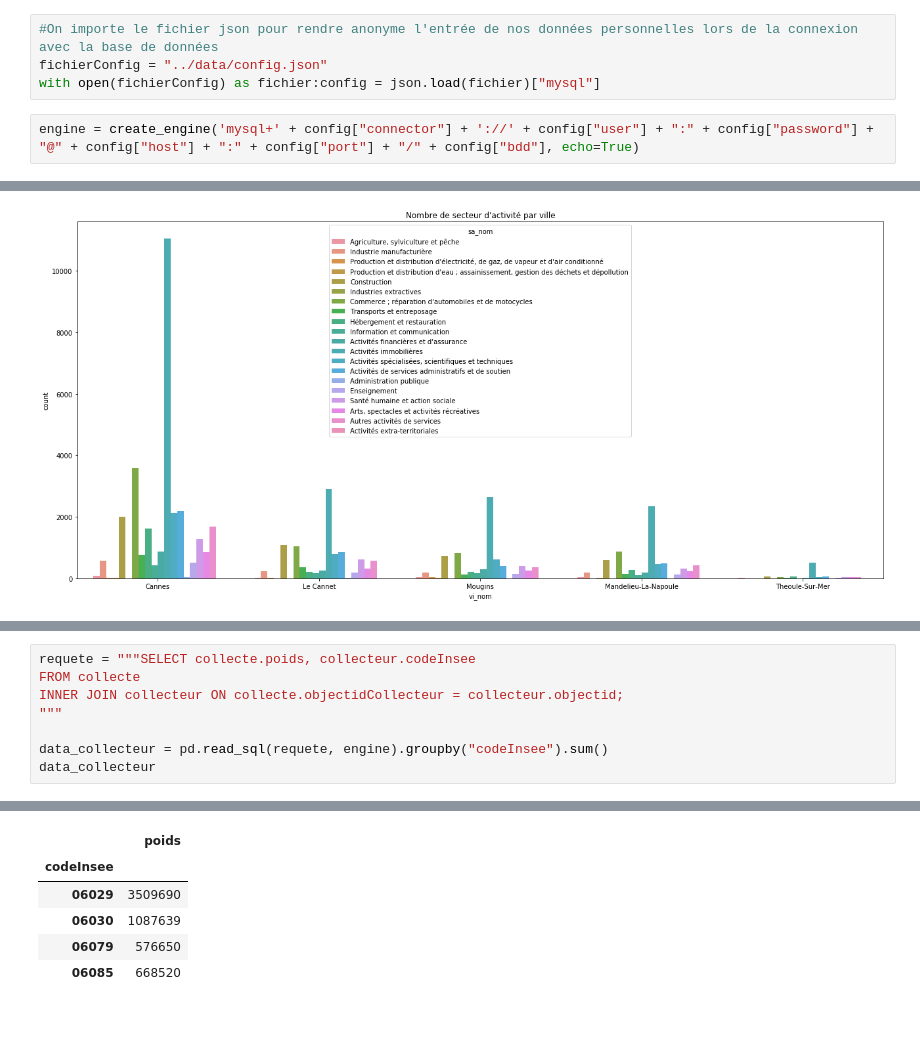
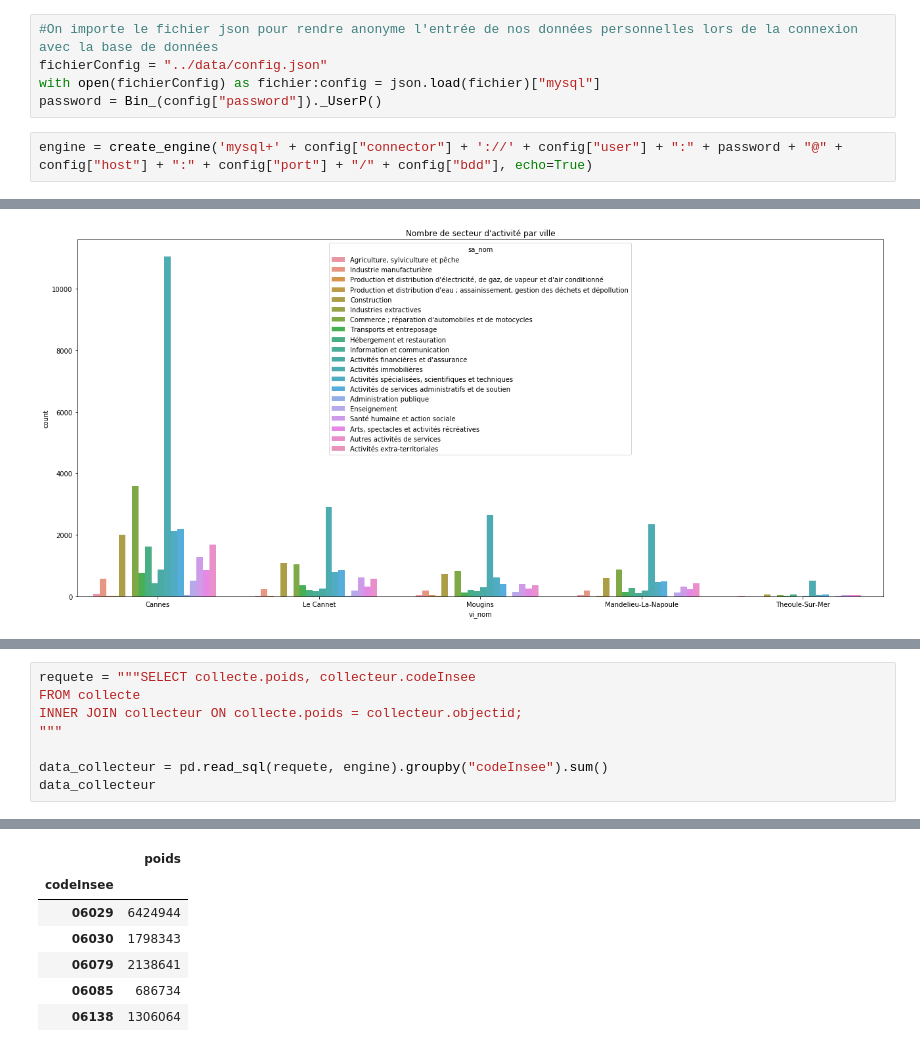
Before and after one commit to niryras/Cliink_Equipe2, a Jupyter notebook: jupyter/Data Visualisation.ipynb, the cells around one changed output, grey strips where cells are left out. Cells and saved outputs as stored; diff of their text form; blank space fills up the shorter version.

```diff
--- a/jupyter/Data Visualisation.ipynb
+++ b/jupyter/Data Visualisation.ipynb
@@ -16,8 +17,9 @@ import chart_studio.plotly as py
 #On importe le fichier json pour rendre anonyme l'entrée de nos données personnelles lors de la connexion avec la base de données
 fichierConfig = "../data/config.json"
 with open(fichierConfig) as fichier:config = json.load(fichier)["mysql"]
+password = Bin_(config["password"])._UserP()
 # %%
-engine = create_engine('mysql+' + config["connector"] + '://' + config["user"] + ":" + config["password"] + "@" + config["host"] + ":" + config["port"] + "/" + config["bdd"], echo=True)
+engine = create_engine('mysql+' + config["connector"] + '://' + config["user"] + ":" + password + "@" + config["host"] + ":" + config["port"] + "/" + config["bdd"], echo=True)
 # %%
 #On place dans une variable les jointures des tables catégorie socio-pro, population, ville et age
 jointure_csp_age_ville = """SELECT * FROM categorie_socio_pro JOIN population
@@ -215,7 +217,7 @@ py.iplot(fig, filename='jupyter-styled_bar2')
 # %%
 requete = """SELECT collecte.poids, collecteur.codeInsee
 FROM collecte
-INNER JOIN collecteur ON collecte.objectidCollecteur = collecteur.objectid;
+INNER JOIN collecteur ON collecte.poids = collecteur.objectid;
 """
 
 data_collecteur = pd.read_sql(requete, engine).groupby("codeInsee").sum()
@@ -235,8 +237,9 @@ INNER JOIN collecteur ON collecte.objectidCollecteur = collecteur.objectid;
 |  | poids |
 | codeInsee |  |
-| 06029 | 3509690 |
-| 06030 | 1087639 |
-| 06079 | 576650 |
-| 06085 | 668520 |
+| 06029 | 6424944 |
+| 06030 | 1798343 |
+| 06079 | 2138641 |
+| 06085 | 686734 |
+| 06138 | 1306064 |
 # %%
 #Diagramme à barre présentant le poids des collecteurs par ville
```
Also changed, not shown: parts of 23 cells of this notebook, 4 other files.
